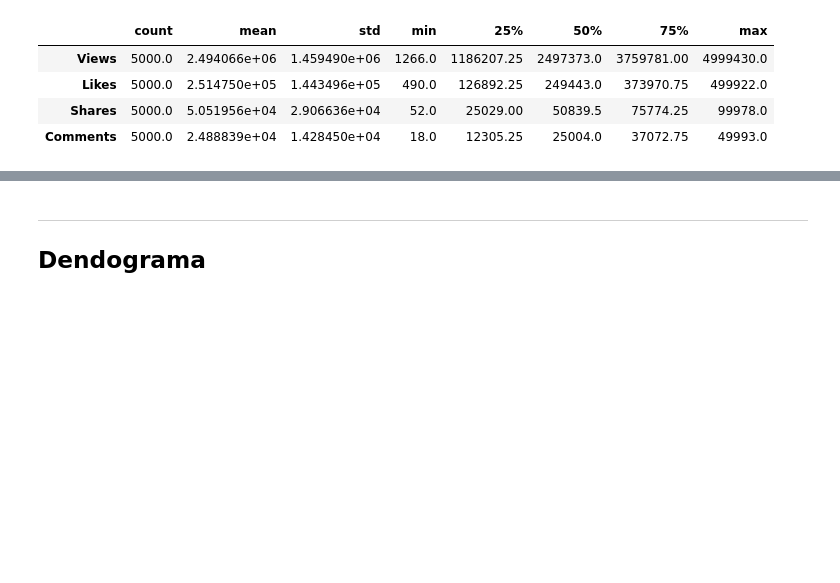
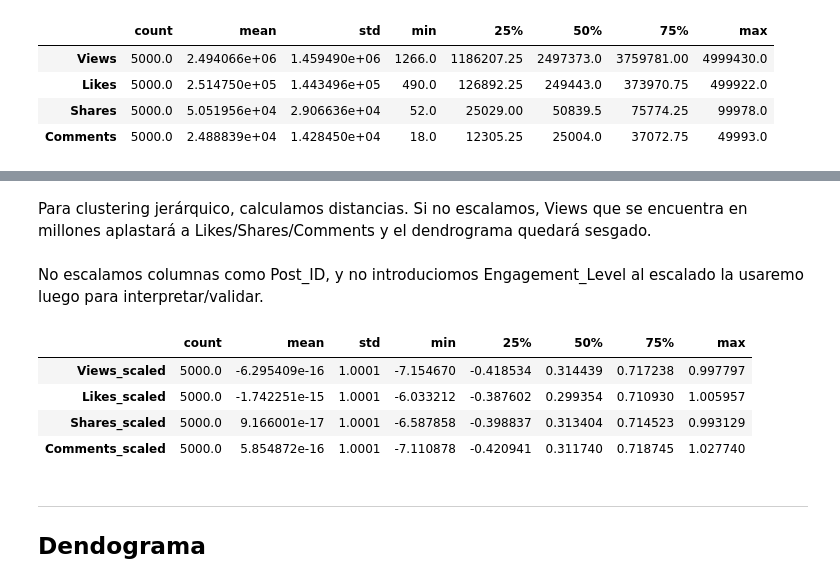
Before and after one commit to arellysoria/tareas-machine-learning-puce, a Jupyter notebook: 2-Ejercicios/03-Agrupamiento-Jerarquico.ipynb, the cells around one changed output, grey strips where cells are left out. Saved outputs shown, nothing was run; the diff lists cells and outputs as text; code cells hidden in the pictures; blank space fills up the shorter version.

```diff
--- a/2-Ejercicios/03-Agrupamiento-Jerarquico.ipynb
+++ b/2-Ejercicios/03-Agrupamiento-Jerarquico.ipynb
@@ -128,3 +236,24 @@ Duplicados: 0
+# %% [markdown]
+Para clustering jerárquico, calculamos distancias. Si no escalamos, Views que se encuentra en millones aplastará a Likes/Shares/Comments y el dendrograma quedará sesgado.
+# %%
+num_cols = ["Views", "Likes", "Shares", "Comments"]
+X = df[num_cols].copy()
+# %%
+X_log = np.log1p(X)  # log(1 + x)
+# %% [markdown]
+No escalamos columnas como Post_ID, y no introduciomos Engagement_Level al escalado la usaremo luego para interpretar/validar.
+# %%
+scaler = StandardScaler()
+X_scaled = scaler.fit_transform(X_log)
+
+X_scaled = pd.DataFrame(X_scaled, columns=[c+"_scaled" for c in num_cols])
+display(X_scaled.describe().T)
+# %% [output]
+|  | count | mean | std | min | 25% | 50% | 75% | max |
+| Views_scaled | 5000.0 | -6.295409e-16 | 1.0001 | -7.154670 | -0.418534 | 0.314439 | 0.717238 | 0.997797 |
+| Likes_scaled | 5000.0 | -1.742251e-15 | 1.0001 | -6.033212 | -0.387602 | 0.299354 | 0.710930 | 1.005957 |
+| Shares_scaled | 5000.0 | 9.166001e-17 | 1.0001 | -6.587858 | -0.398837 | 0.313404 | 0.714523 | 0.993129 |
+| Comments_scaled | 5000.0 | 5.854872e-16 | 1.0001 | -7.110878 | -0.420941 | 0.311740 | 0.718745 | 1.027740 |
 # %% [markdown]
 ---
 ## <font color='264CC7'> Dendograma </font>
```
Also changed, not shown: parts of 8 cells of this notebook.
